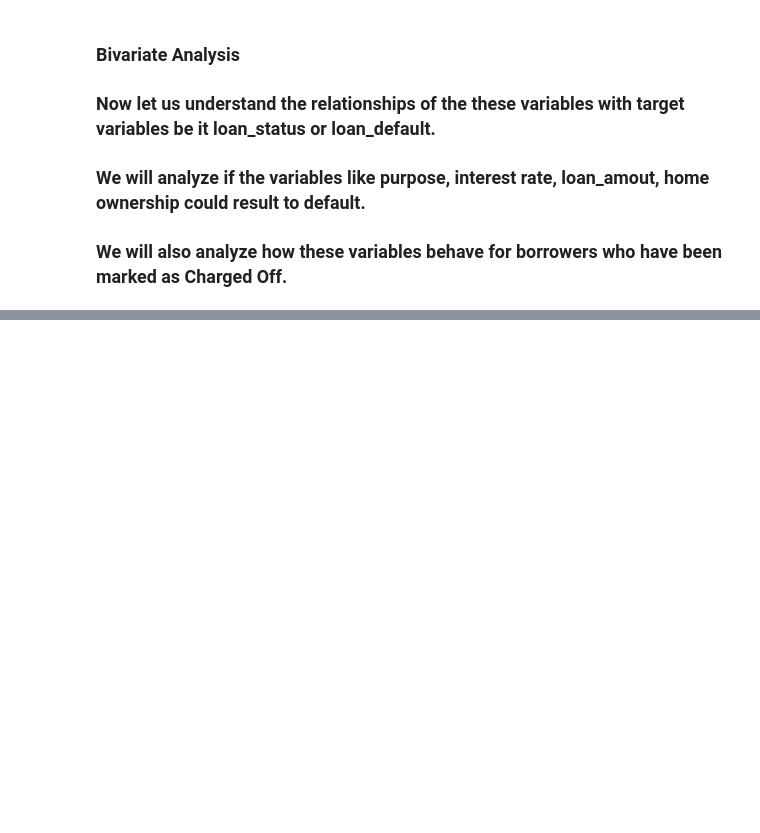
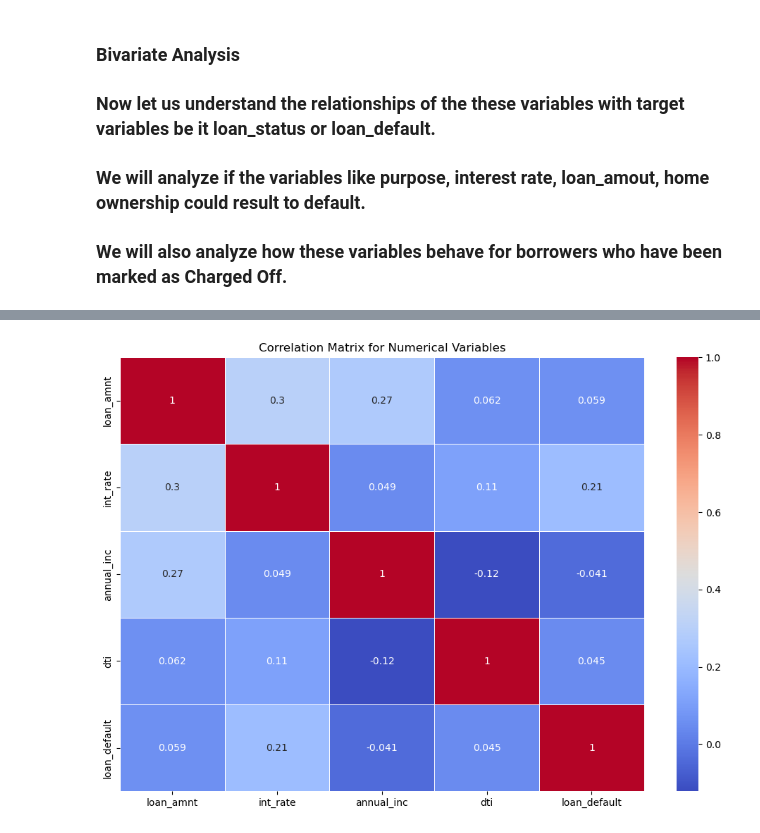
Before and after one commit to mintughosh/LendingClubCaseStudy, a Jupyter notebook: LendingClubCaseSyudy.ipynb, the cells around one changed output, grey strips where cells are left out. Saved outputs shown, nothing was run; the diff lists cells and outputs as text; code cells hidden in the pictures; blank space fills up the shorter version.

Commit message:
Multiverate Analysis with correlation matrix

```diff
--- a/LendingClubCaseSyudy.ipynb
+++ b/LendingClubCaseSyudy.ipynb
@@ -273,0 +321,11 @@ for var in categorical_vars:
+# %%
+# Correlation matrix for numerical variables
+plt.figure(figsize=(12, 8))
+corr_matrix = df_for_loan[['loan_amnt', 'int_rate', 'annual_inc', 'dti', 'loan_default']].corr()
+
+# Plotting a heatmap for the correlation matrix
+sns.heatmap(corr_matrix, annot=True, cmap='coolwarm', linewidths=0.5)
+plt.title('Correlation Matrix for Numerical Variables')
+plt.show()
+# %% [output]
+[figure, added]
```
Also changed, not shown: parts of 8 cells of this notebook.
